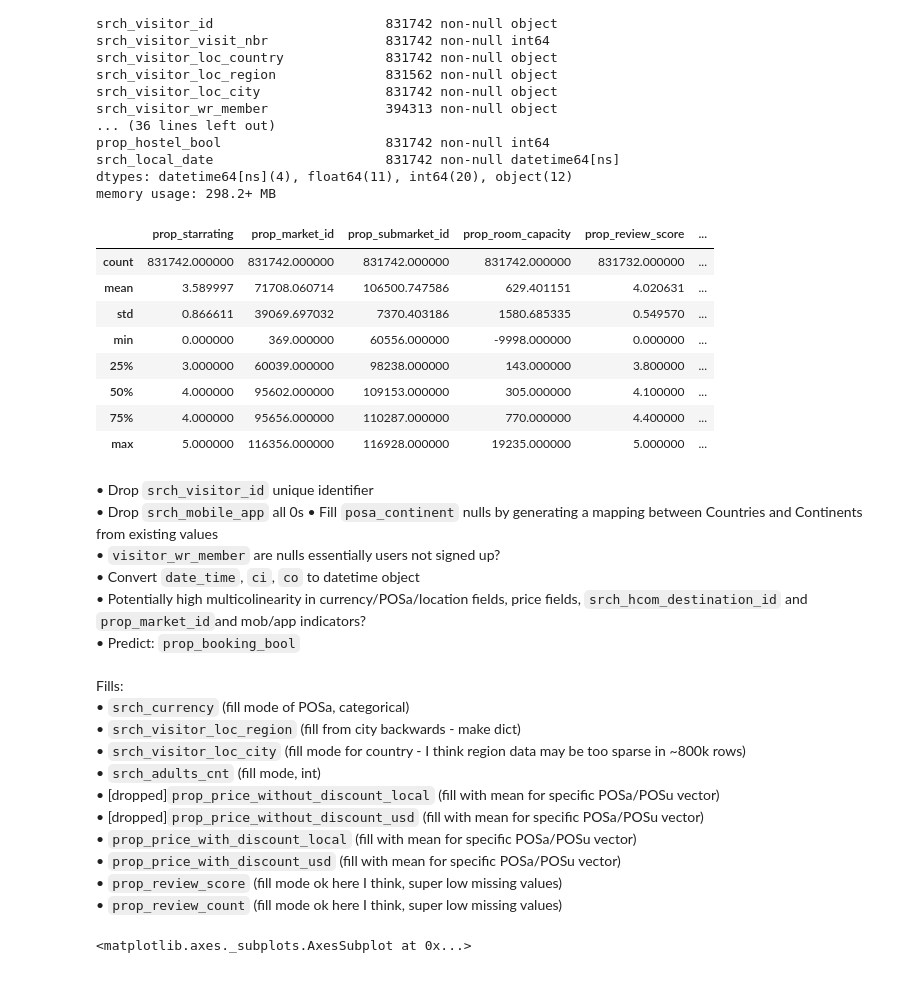
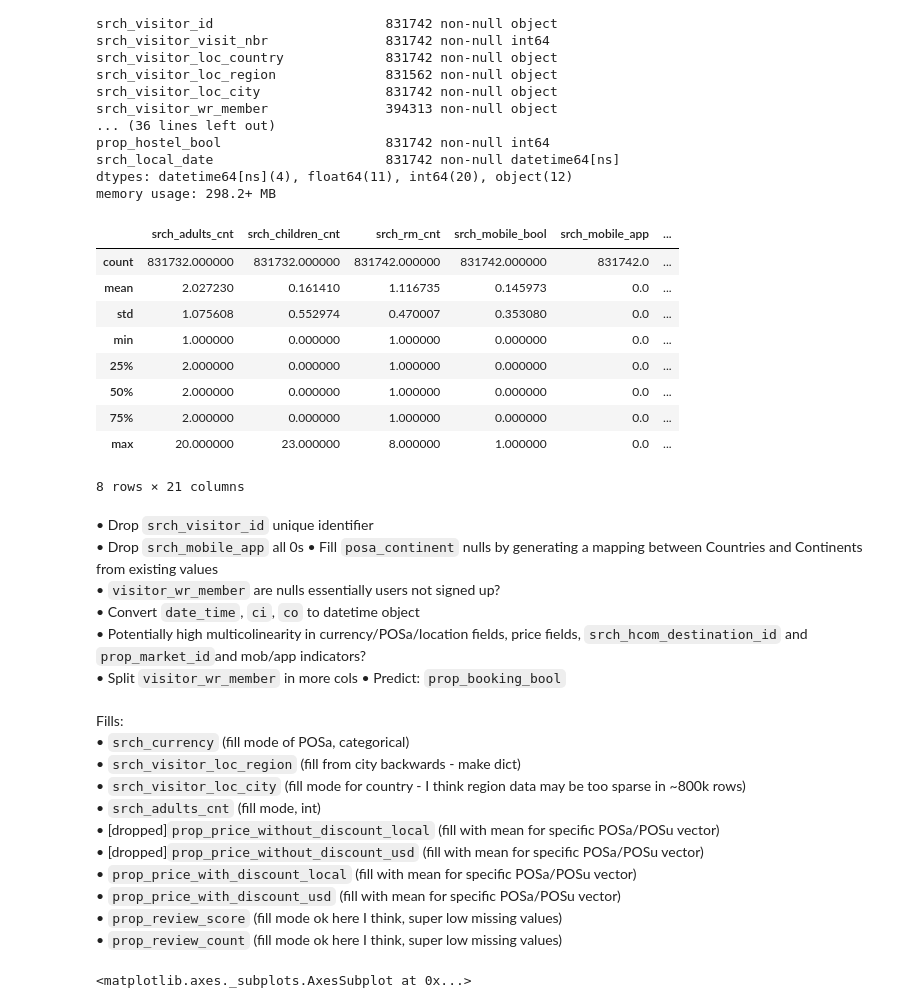
Before and after one commit to achilleasatha/expedia_sortranking, a Jupyter notebook: sortranking.ipynb, the cells around one changed output. Drawn from its saved outputs; the diff is of its cells as text; code cells hidden in the pictures.

```diff
--- a/sortranking.ipynb
+++ b/sortranking.ipynb
@@ -116,17 +116,18 @@ srch_local_date                      831742 non-null datetime64[ns]
 dtypes: datetime64[ns](4), float64(11), int64(20), object(12)
 memory usage: 298.2+ MB
 # %%
-train_data.iloc[:,35:].describe()
+train_data.iloc[:,20:].describe()
 # %% [output]
-|  | prop_starrating | prop_market_id | prop_submarket_id | prop_room_capacity | prop_review_score | ... |
-| count | 831742.000000 | 831742.000000 | 831742.000000 | 831742.000000 | 831732.000000 | ... |
-| mean | 3.589997 | 71708.060714 | 106500.747586 | 629.401151 | 4.020631 | ... |
-| std | 0.866611 | 39069.697032 | 7370.403186 | 1580.685335 | 0.549570 | ... |
-| min | 0.000000 | 369.000000 | 60556.000000 | -9998.000000 | 0.000000 | ... |
-| 25% | 3.000000 | 60039.000000 | 98238.000000 | 143.000000 | 3.800000 | ... |
-| 50% | 4.000000 | 95602.000000 | 109153.000000 | 305.000000 | 4.100000 | ... |
-| 75% | 4.000000 | 95656.000000 | 110287.000000 | 770.000000 | 4.400000 | ... |
-| max | 5.000000 | 116356.000000 | 116928.000000 | 19235.000000 | 5.000000 | ... |
+|  | srch_adults_cnt | srch_children_cnt | srch_rm_cnt | srch_mobile_bool | srch_mobile_app | ... |
+| count | 831732.000000 | 831732.000000 | 831742.000000 | 831742.000000 | 831742.0 | ... |
+| mean | 2.027230 | 0.161410 | 1.116735 | 0.145973 | 0.0 | ... |
+| std | 1.075608 | 0.552974 | 0.470007 | 0.353080 | 0.0 | ... |
+| min | 1.000000 | 0.000000 | 1.000000 | 0.000000 | 0.0 | ... |
+| 25% | 2.000000 | 0.000000 | 1.000000 | 0.000000 | 0.0 | ... |
+| 50% | 2.000000 | 0.000000 | 1.000000 | 0.000000 | 0.0 | ... |
+| 75% | 2.000000 | 0.000000 | 1.000000 | 0.000000 | 0.0 | ... |
+| max | 20.000000 | 23.000000 | 8.000000 | 1.000000 | 0.0 | ... |
+8 rows × 21 columns
 # %% [markdown]
 • Drop `srch_visitor_id` unique identifier <br/>
 • Drop `srch_mobile_app` all 0s
@@ -134,6 +135,7 @@ train_data.iloc[:,35:].describe()
 • `visitor_wr_member` are nulls essentially users not signed up? <br/>
 • Convert `date_time`, `ci`, `co` to datetime object <br/>
 • Potentially high multicolinearity in currency/POSa/location fields, price fields, `srch_hcom_destination_id` and `prop_market_id`and mob/app indicators? <br/>
+• Split `visitor_wr_member` in more cols
 • Predict: `prop_booking_bool` <br/>
  <br/>
 Fills: <br/>
```
Also changed, not shown: parts of 4 cells of this notebook, 2 other files.
